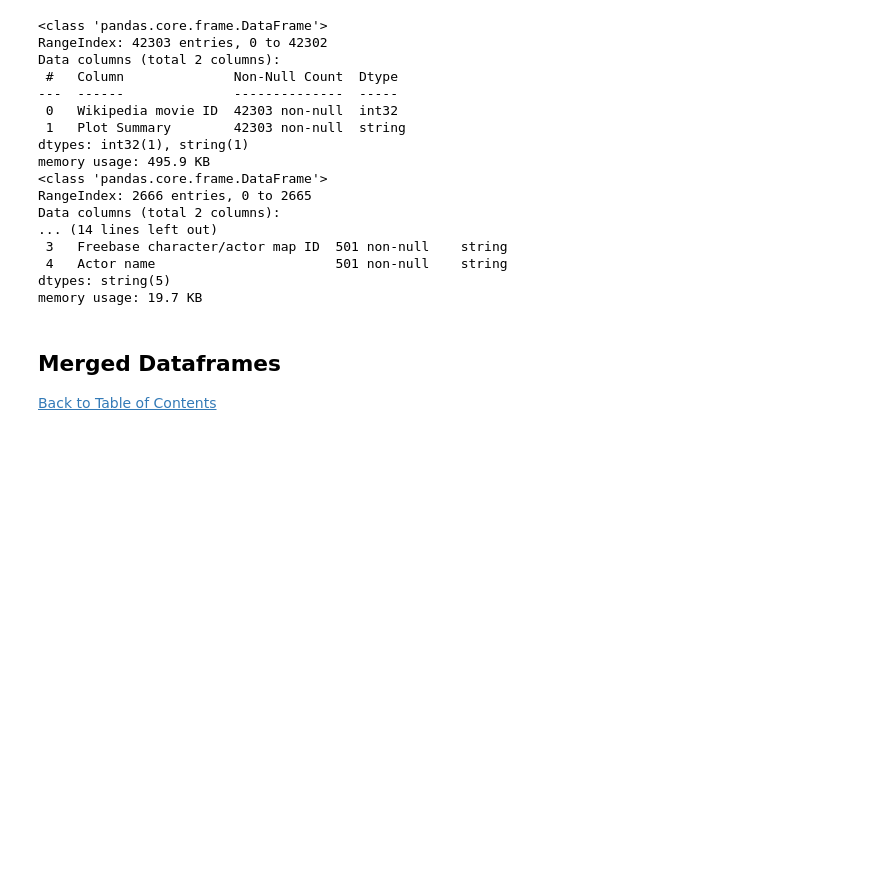
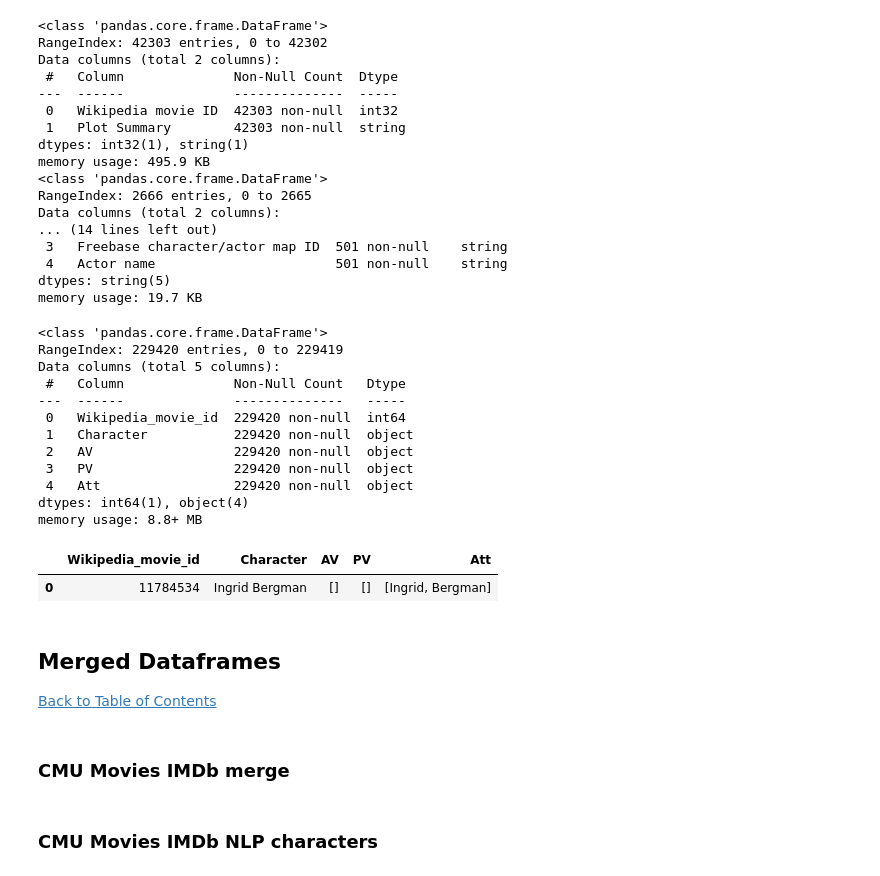
Before and after one commit to epfl-ada/ada-2023-project-crunchychicken, a Jupyter notebook: Dataframes_index.ipynb, the cells around one changed output. Cells and saved outputs as stored; diff of their text form; code cells hidden in the pictures; blank space fills up the shorter version.

```diff
--- a/Dataframes_index.ipynb
+++ b/Dataframes_index.ipynb
@@ -343,10 +351,31 @@ Data columns (total 2 columns):
 dtypes: string(5)
 memory usage: 19.7 KB
 # %%
-### generated dataframes
+cmu_characters = read_dataframe('cmu/characters_2023')
+cmu_characters.info()
+cmu_characters.head(1)
+# %% [output]
+<class 'pandas.core.frame.DataFrame'>
+RangeIndex: 229420 entries, 0 to 229419
+Data columns (total 5 columns):
+ #   Column              Non-Null Count   Dtype
+---  ------              --------------   -----
+ 0   Wikipedia_movie_id  229420 non-null  int64
+ 1   Character           229420 non-null  object
+ 2   AV                  229420 non-null  object
+ 3   PV                  229420 non-null  object
+ 4   Att                 229420 non-null  object
+dtypes: int64(1), object(4)
+memory usage: 8.8+ MB
+|  | Wikipedia_movie_id | Character | AV | PV | Att |
+| 0 | 11784534 | Ingrid Bergman | [] | [] | [Ingrid, Bergman] |
 # %% [markdown]
 <a class="anchor" id="merged"></a>
 ## Merged Dataframes
 [Back to Table of Contents](#Contents)
+# %% [markdown]
+### CMU Movies IMDb merge
+# %% [markdown]
+### CMU Movies IMDb NLP characters
 # %%
 ### add merged dataframes that we will use to solve our questions
```
Also changed, not shown: parts of 7 cells of this notebook.
